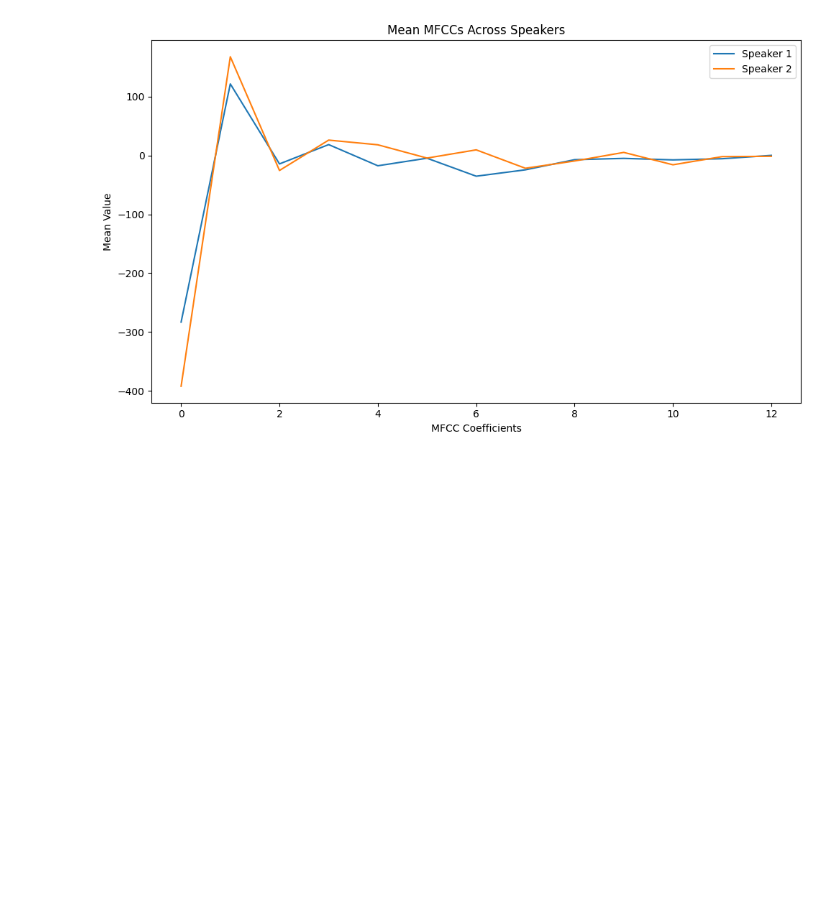
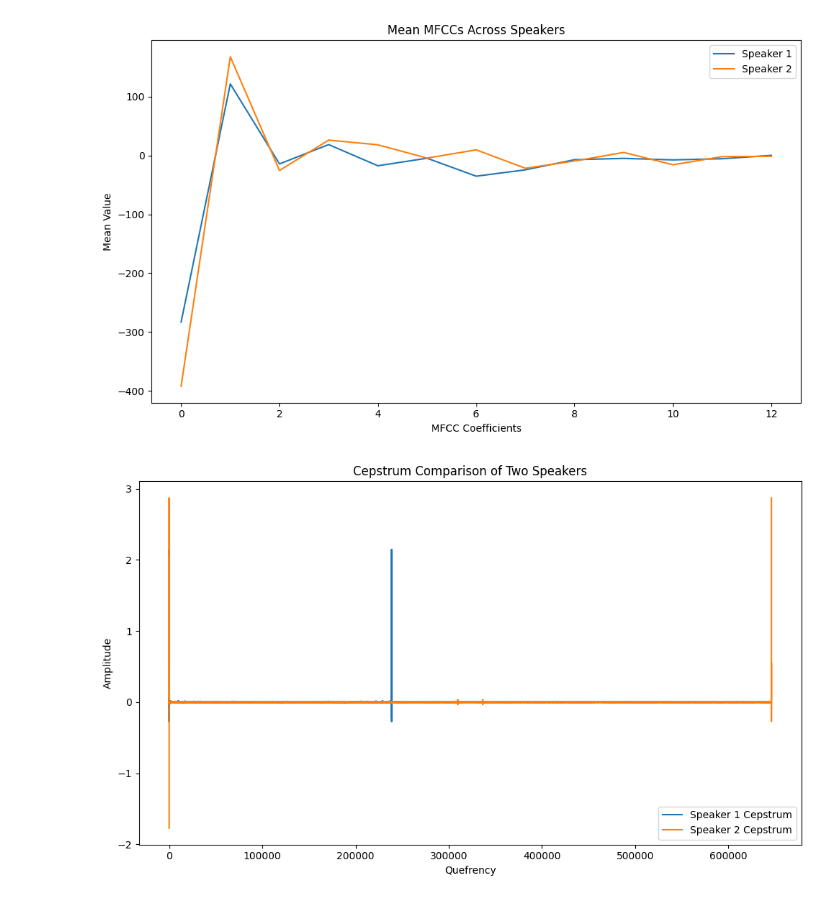
Before and after one commit to yyf/SimpleAudioDSP, a Jupyter notebook: MFCC.ipynb, the cells around one changed output. Cells and saved outputs as stored; diff of their text form; code cells hidden in the pictures; blank space fills up the shorter version.

Commit message:
Compare cepstrum of two speakers

```diff
--- a/MFCC.ipynb
+++ b/MFCC.ipynb
@@ -77,3 +80,25 @@ plt.tight_layout()
 plt.show()
 # %% [output]
 [figure]
+# %%
+# Compute the cepstrum for both audio signals
+power_spectrum_1 = np.abs(np.fft.fft(y))**2
+log_power_spectrum_1 = np.log(power_spectrum_1)
+cepstrum_1 = np.fft.ifft(log_power_spectrum_1).real
+
+power_spectrum_2 = np.abs(np.fft.fft(y_2))**2
+log_power_spectrum_2 = np.log(power_spectrum_2)
+cepstrum_2 = np.fft.ifft(log_power_spectrum_2).real
+
+# Plot the cepstrum of both signals
+plt.figure(figsize=(10, 6))
+plt.plot(cepstrum_1, label='Speaker 1 Cepstrum')
+plt.plot(cepstrum_2, label='Speaker 2 Cepstrum')
+plt.legend()
+plt.title('Cepstrum Comparison of Two Speakers')
+plt.xlabel('Quefrency')
+plt.ylabel('Amplitude')
+plt.tight_layout()
+plt.show()
+# %% [output]
+[figure, added]
```
Also changed, not shown: parts of 1 cell of this notebook.
